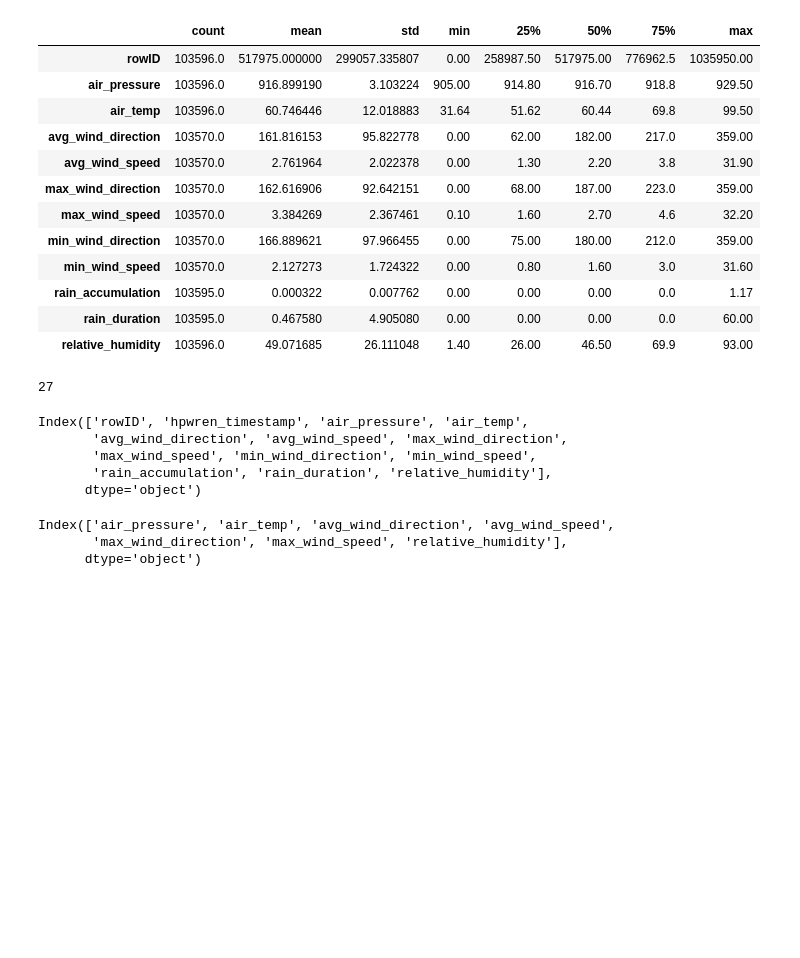
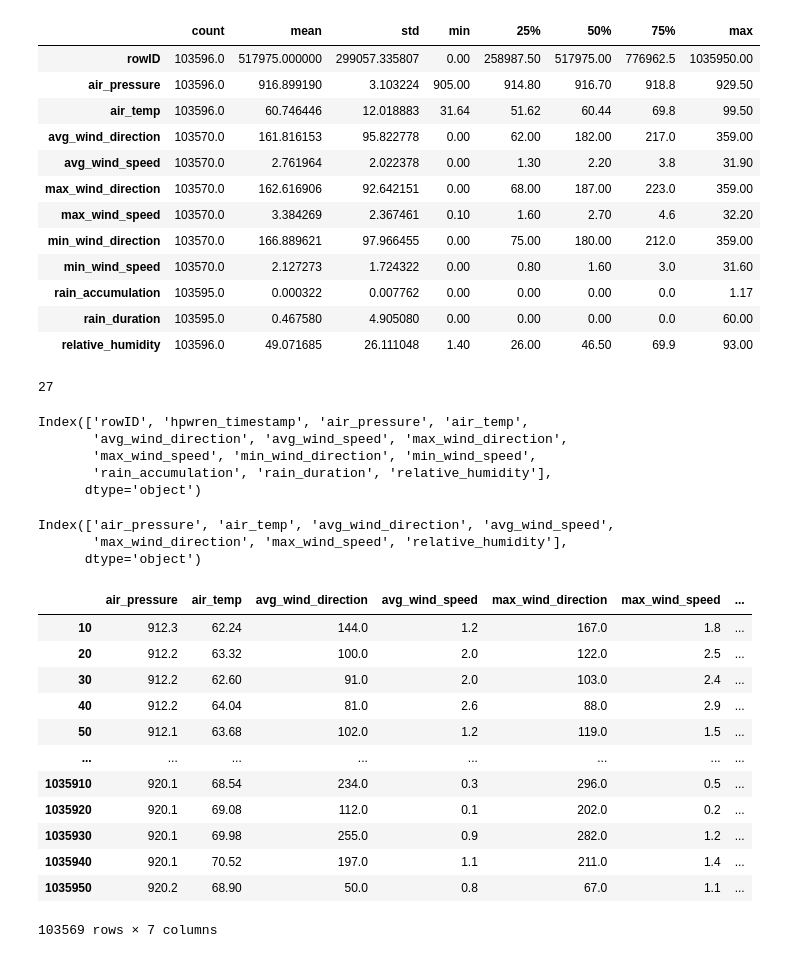
Before and after one commit to AIUnicah/IACyC, a Jupyter notebook: Clustering.ipynb, the cells around one changed output. Drawn from its saved outputs; the diff is of its cells as text; code cells hidden in the pictures; blank space fills up the shorter version.

```diff
--- a/Clustering.ipynb
+++ b/Clustering.ipynb
@@ -162,3 +162,19 @@ select_df.columns
 Index(['air_pressure', 'air_temp', 'avg_wind_direction', 'avg_wind_speed',
        'max_wind_direction', 'max_wind_speed', 'relative_humidity'],
       dtype='object')
+# %%
+select_df
+# %% [output]
+|  | air_pressure | air_temp | avg_wind_direction | avg_wind_speed | max_wind_direction | max_wind_speed | ... |
+| 10 | 912.3 | 62.24 | 144.0 | 1.2 | 167.0 | 1.8 | ... |
+| 20 | 912.2 | 63.32 | 100.0 | 2.0 | 122.0 | 2.5 | ... |
+| 30 | 912.2 | 62.60 | 91.0 | 2.0 | 103.0 | 2.4 | ... |
+| 40 | 912.2 | 64.04 | 81.0 | 2.6 | 88.0 | 2.9 | ... |
+| 50 | 912.1 | 63.68 | 102.0 | 1.2 | 119.0 | 1.5 | ... |
+| ... | ... | ... | ... | ... | ... | ... | ... |
+| 1035910 | 920.1 | 68.54 | 234.0 | 0.3 | 296.0 | 0.5 | ... |
+| 1035920 | 920.1 | 69.08 | 112.0 | 0.1 | 202.0 | 0.2 | ... |
+| 1035930 | 920.1 | 69.98 | 255.0 | 0.9 | 282.0 | 1.2 | ... |
+| 1035940 | 920.1 | 70.52 | 197.0 | 1.1 | 211.0 | 1.4 | ... |
+| 1035950 | 920.2 | 68.90 | 50.0 | 0.8 | 67.0 | 1.1 | ... |
+103569 rows × 7 columns
```
Also changed, not shown: parts of 8 cells of this notebook.
